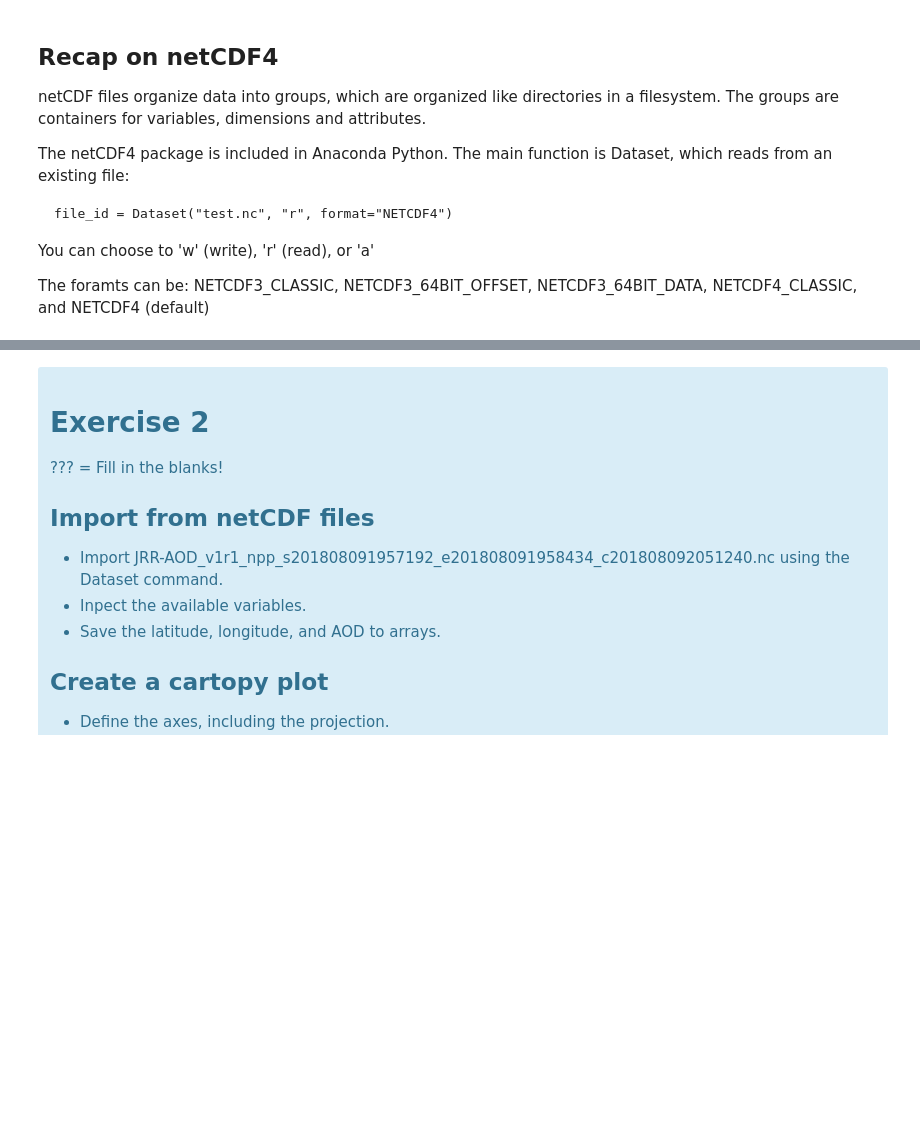
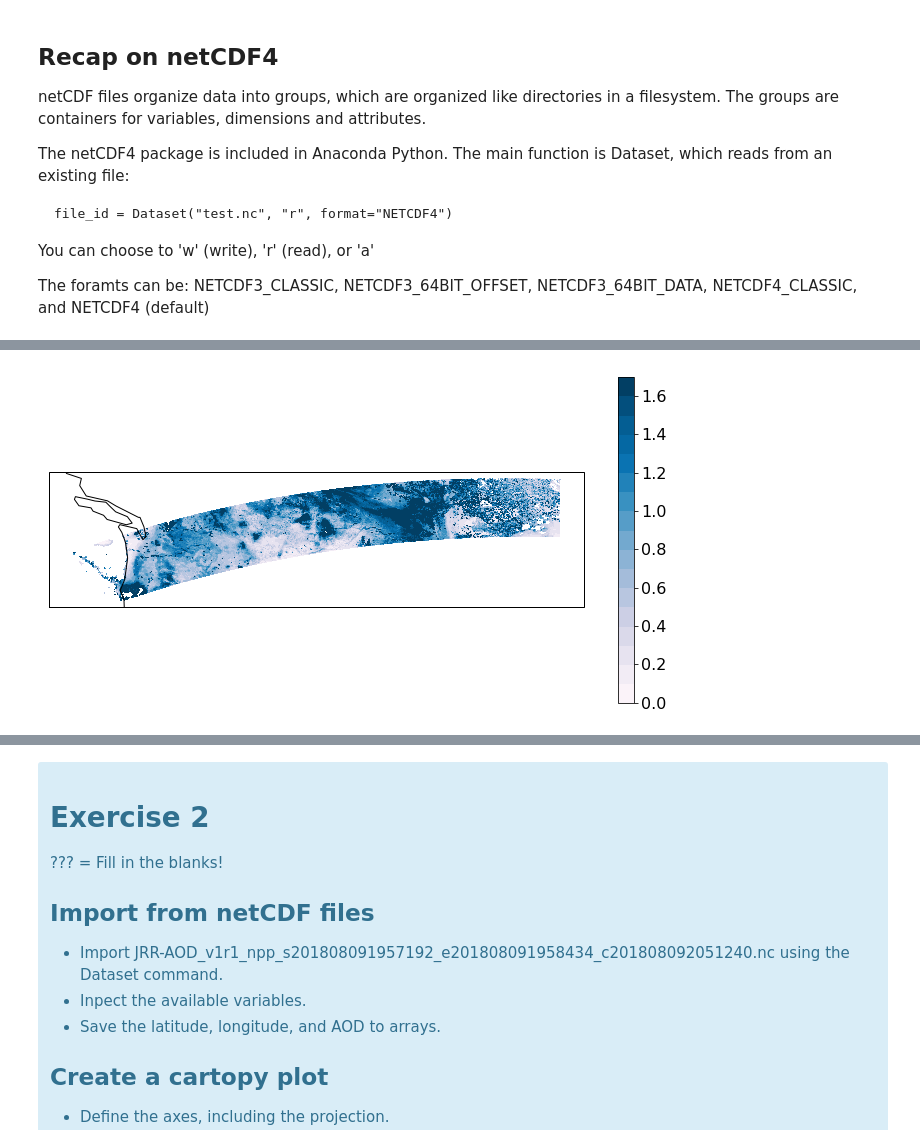
Before and after one commit to eviatarbach/ncep-lectures, a Jupyter notebook: python-lab-2.ipynb, the cells around one changed output, grey strips where cells are left out. Drawn from its saved outputs; the diff is of its cells as text; code cells hidden in the pictures; blank space fills up the shorter version.

```diff
--- a/python-lab-2.ipynb
+++ b/python-lab-2.ipynb
@@ -121,8 +179,13 @@ lon_NPP = file_id_NPP.variables['Longitude'][:,:]
 # %%
-# levs = np.arange(0, 1.8, 0.1)
+levs = np.arange(0, 1.8, 0.1)
+
 # Using cartopy, create the map projection and plot the data
 ax = plt.axes(projection=ccrs.PlateCarree())
-plt.contourf(lon_NPP, lat_NPP, AOD_NPP, transform=ccrs.PlateCarree())
 ax.coastlines()
+
+# Can change color scheme using the get_cmap command
+plt.contourf(lon_NPP, lat_NPP, AOD_NPP, levs, cmap=plt.get_cmap("PuBu"))
 plt.colorbar()
 plt.show()
+# %% [output]
+[figure, added]
```
Also changed, not shown: parts of 20 cells of this notebook, 2 other files.
